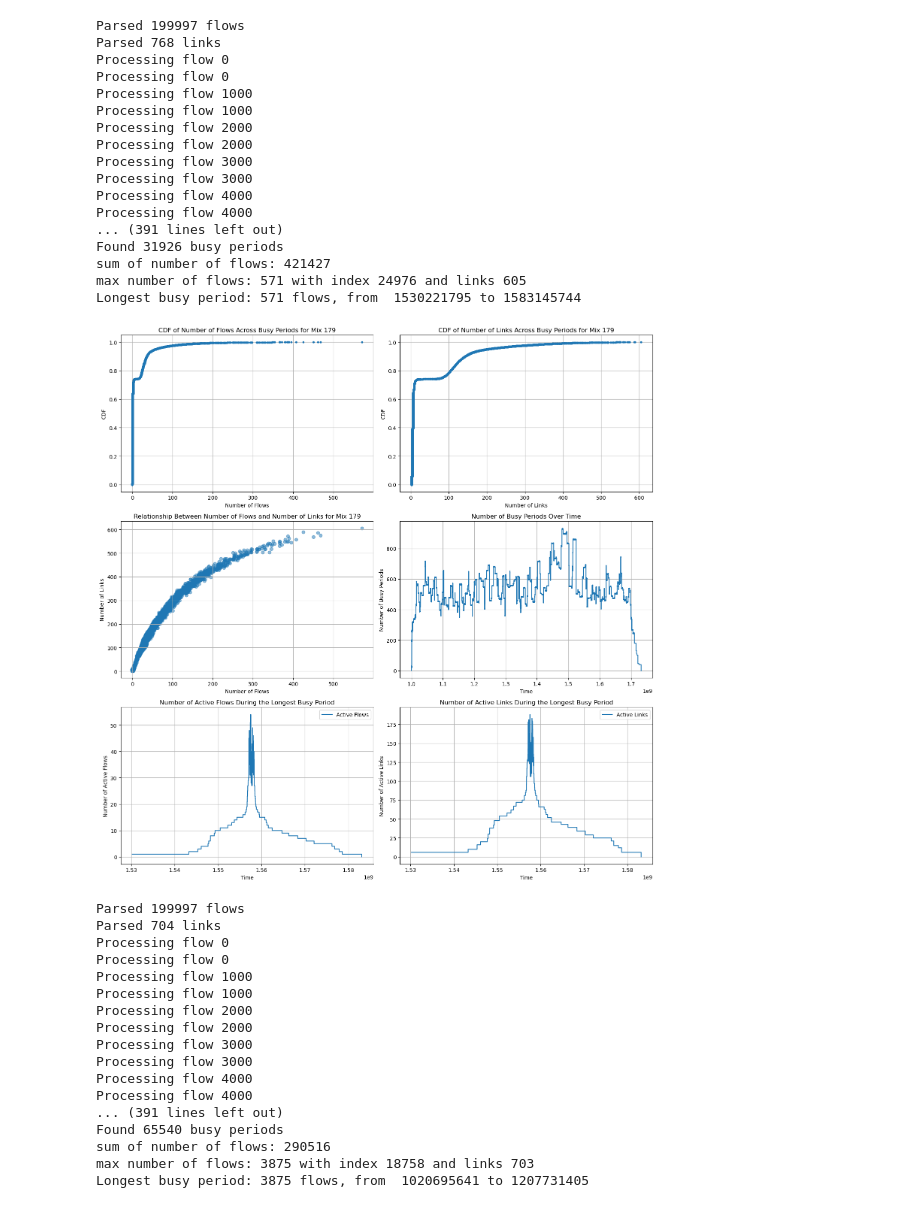
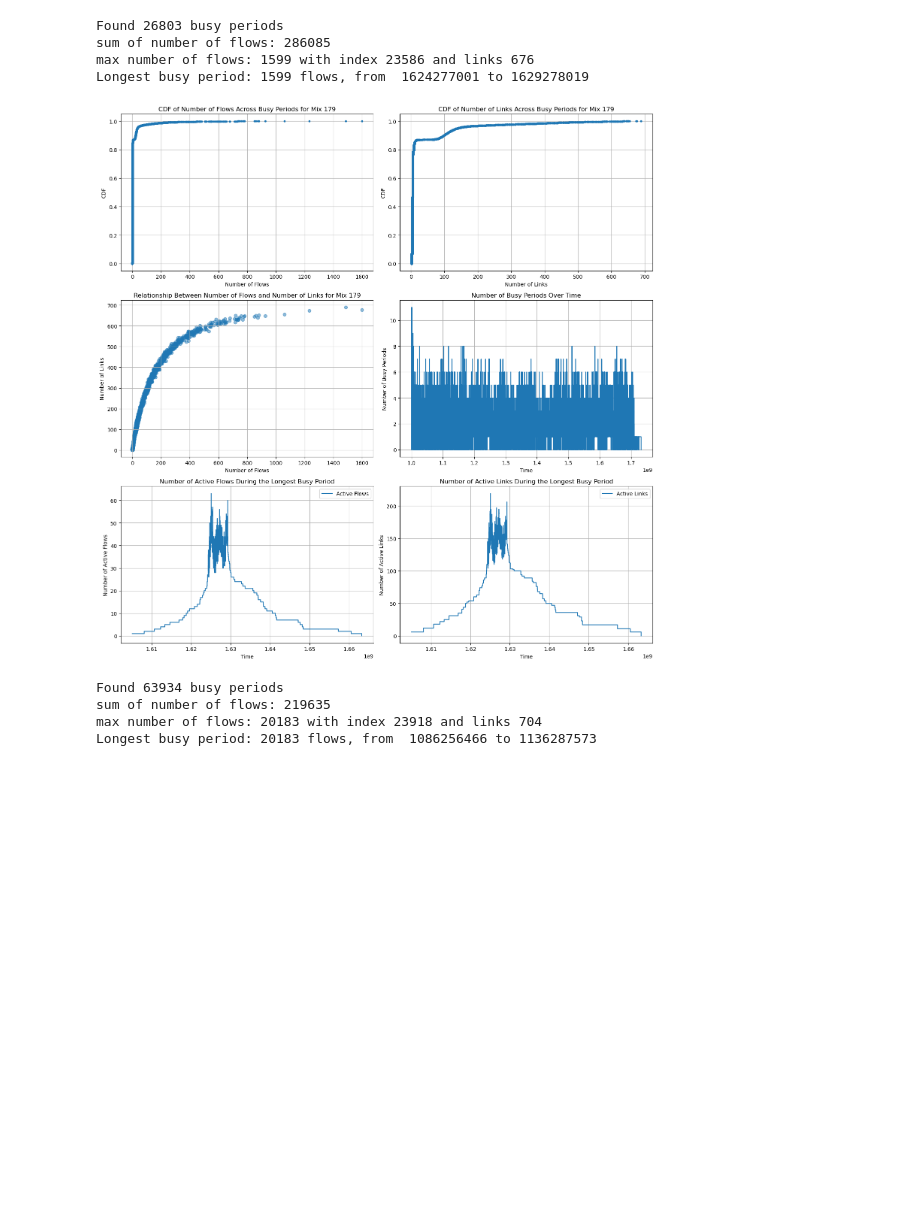
Before and after one commit to uw-polestar/parsimon-eval, a Jupyter notebook: expts/fig_8/analysis/busy_period.ipynb, the cells around one changed output. Drawn from its saved outputs; the diff is of its cells as text; code cells hidden in the pictures; blank space fills up the shorter version.

Commit message:
wait for results. Have no better ideas

```diff
--- a/expts/fig_8/analysis/busy_period.ipynb
+++ b/expts/fig_8/analysis/busy_period.ipynb
@@ -56,7 +56,6 @@ def update_bipartite_graph_and_calculate_busy_periods(flows):
 
     link_to_graph = {}  # Map to quickly find which graph a link belongs to
     graph_id_new = 0  # Unique identifier for each graph
-
     for time, event, flow_id, links in events:
         cur_time = time
         if flow_id % 1000 == 0:
@@ -136,6 +135,7 @@ def update_bipartite_graph_and_calculate_busy_periods(flows):
 def update_bipartite_graph_and_calculate_busy_periods_small_flows(flows,flow_size_threshold):
     active_graphs = {}  # Dictionary to hold multiple bipartite graphs with graph_id as key
     busy_periods = []  # List to store busy periods
+    busy_periods_len = []
     events = []
 
     # Precompute events
@@ -230,10 +230,11 @@ def update_bipartite_graph_and_calculate_busy_periods_small_flows(flows,flow_siz
                 n_large_flows=len(graph['active_flows'])-n_small_flows
                 if n_small_flows==0:  # If no active flows left in the graph
                     end_time=cur_time
-                    for flow_id in graph['active_flows']:
-                        if flow_to_end_time[flow_id]>end_time:
-                            end_time=flow_to_end_time[flow_id]
+                    # for flow_id in graph['active_flows']:
+                    #     if flow_to_end_time[flow_id]>end_time:
+                    #         end_time=flow_to_end_time[flow_id]
                     busy_periods.append((graph['start_time'], end_time, list(graph['all_links']), list(graph['all_flows'])))
+                    busy_periods_len.append(len(graph['all_flows']))
 
                     del active_graphs[graph_id]
                     for link in graph['active_links']:
@@ -250,8 +251,8 @@ def update_bipartite_graph_and_calculate_busy_periods_small_flows(flows,flow_siz
                                 new_active_links[link].add(flow_id)
                                 new_all_links.add(link)
                                 link_to_graph[link] = graph_id_new
-                            if large_flow_to_info[flow_id][0]<start_time:
-                                start_time=large_flow_to_info[flow_id][0]
+                            # if large_flow_to_info[flow_id][0]<start_time:
+                            #     start_time=large_flow_to_info[flow_id][0]
                         active_graphs[graph_id_new] = {
                             'active_links': new_active_links,
                             'all_links': new_all_links,
@@ -331,7 +332,7 @@ def plot_active_flows_during_longest_period(busy_periods,flows_info,ax):
         flow = flows_info[flow_id]
         flow_start = flow['start_time']
         flow_end = flow['end_time']
-        assert flow_start >= start_time and flow_end <= end_time
+        assert not (flow_start > end_time or flow_end < start_time)
         events.append((flow_start, 'start'))
         events.append((flow_end, 'end'))
 
@@ -369,7 +370,7 @@ def plot_active_links_during_longest_period(busy_periods, flows_data,ax):
         flow = flows_data[flow_id]
         flow_start = flow['start_time']
         flow_end = flow['end_time']
-        assert flow_start >= start_time and flow_end <= end_time
+        assert not (flow_start > end_time or flow_end < start_time)
         events.append((flow_start, 'start', flow['links'],flow_id))
         events.append((flow_end, 'end', flow['links'],flow_id))
 
@@ -401,12 +402,12 @@ def plot_active_links_during_longest_period(busy_periods, flows_data,ax):
     ax.legend()
 # %%
 root_dir = '../data_test/'  # Update with the path to your root directory
-flow_size_threshold=100000
+flow_size_threshold=200000
 mix_list = [20, 179, 12]
 for mix_id in mix_list:
     flow_info_file = f"{root_dir}{mix_id}/ns3-config/0/fct_topology_flows_dctcp.txt"
     link_info_file = f"{root_dir}{mix_id}/mlsys-test/path_0.txt"
-    result_file = f"./res/busy_periods_{mix_id}.json"
+    result_file = f"./res/busy_periods_{mix_id}_t{flow_size_threshold}.json"
 
     # Parse logs
     if os.path.exists(result_file):
@@ -477,35 +465,9 @@ Longest busy period: 178 flows, from  1425961935 to 1500288505
-Parsed 199997 flows
-Parsed 768 links
-Processing flow 0
-Processing flow 0
-Processing flow 1000
-Processing flow 1000
-Processing flow 2000
-Processing flow 2000
-Processing flow 3000
-Processing flow 3000
-Processing flow 4000
-Processing flow 4000
-... (391 lines left out)
-Found 31926 busy periods
-sum of number of flows: 421427
-max number of flows: 571 with index 24976 and links 605
-Longest busy period: 571 flows, from  1530221795 to 1583145744
+Found 26803 busy periods
+sum of number of flows: 286085
+max number of flows: 1599 with index 23586 and links 676
+Longest busy period: 1599 flows, from  1624277001 to 1629278019
-[figure, old version]
+[figure, new version]
-Parsed 199997 flows
-Parsed 704 links
-Processing flow 0
-Processing flow 0
-Processing flow 1000
-Processing flow 1000
-Processing flow 2000
-Processing flow 2000
-Processing flow 3000
-Processing flow 3000
-Processing flow 4000
-Processing flow 4000
-... (391 lines left out)
-Found 65540 busy periods
-sum of number of flows: 290516
-max number of flows: 3875 with index 18758 and links 703
-Longest busy period: 3875 flows, from  1020695641 to 1207731405
+Found 63934 busy periods
+sum of number of flows: 219635
+max number of flows: 20183 with index 23918 and links 704
+Longest busy period: 20183 flows, from  1086256466 to 1136287573
```
Also changed, not shown: parts of 1 cell of this notebook.
